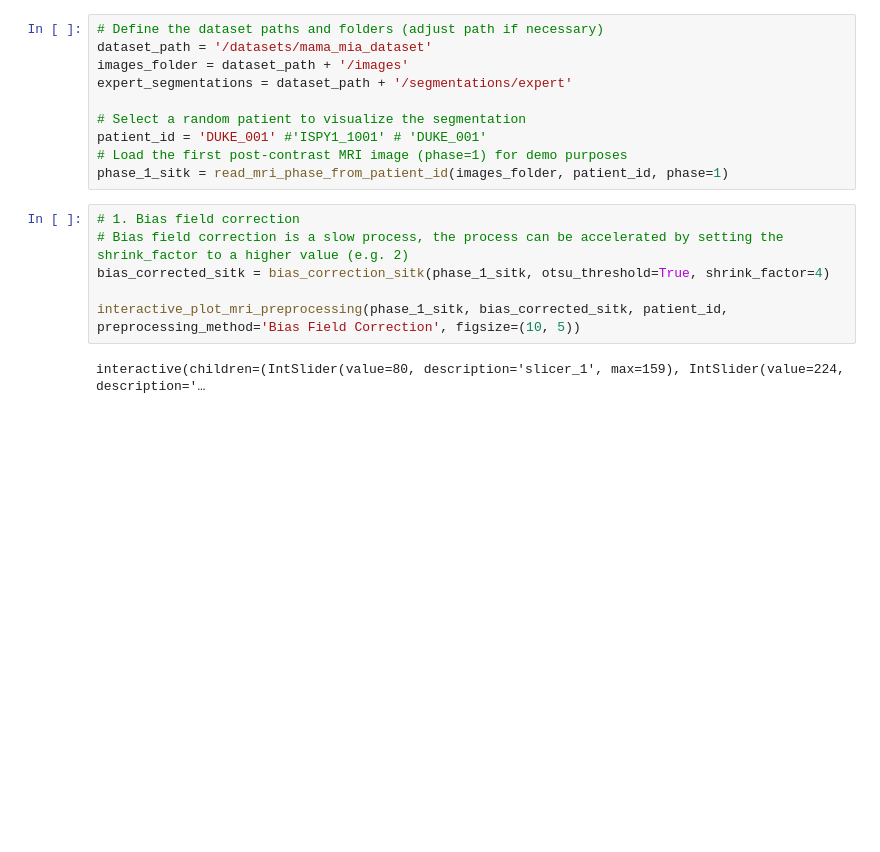
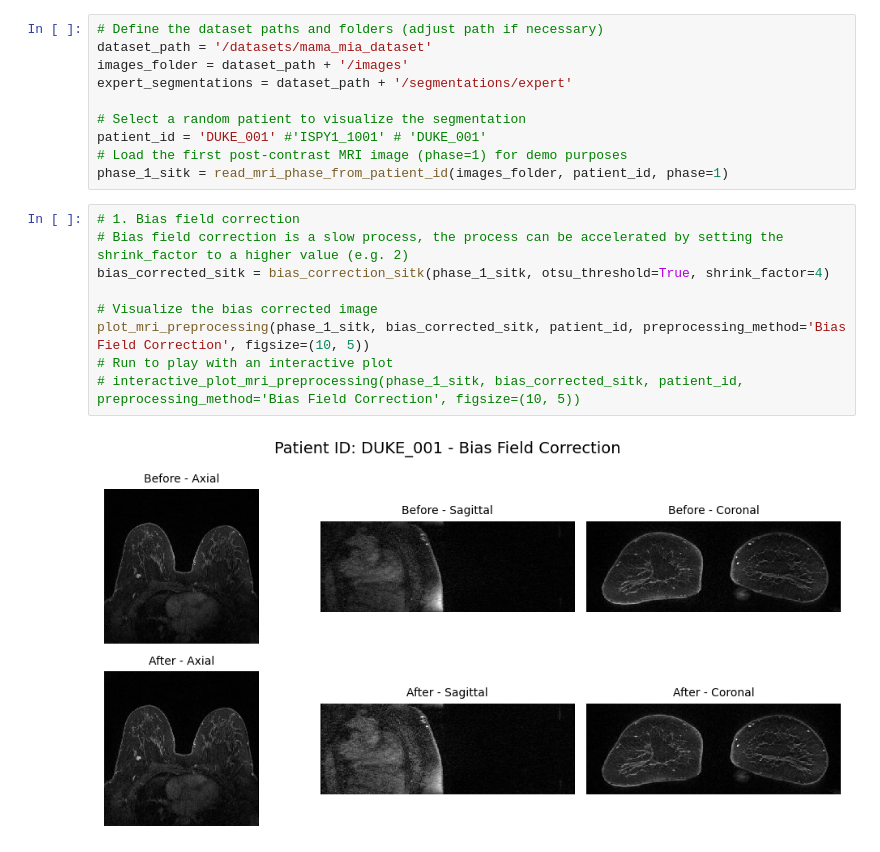
Before and after one commit to LidiaGarrucho/MAMA-MIA, a Jupyter notebook: notebooks/demo_preprocessing_pipeline.ipynb, the cells around one changed output. Saved outputs shown, nothing was run; the diff lists cells and outputs as text; blank space fills up the shorter version.

Commit message:
Update the notebooks with static plots

```diff
--- a/notebooks/demo_preprocessing_pipeline.ipynb
+++ b/notebooks/demo_preprocessing_pipeline.ipynb
@@ -47,11 +47,14 @@ phase_1_sitk = read_mri_phase_from_patient_id(images_folder, patient_id, phase=1
 # %%
 # 1. Bias field correction
 # Bias field correction is a slow process, the process can be accelerated by setting the shrink_factor to a higher value (e.g. 2)
 bias_corrected_sitk = bias_correction_sitk(phase_1_sitk, otsu_threshold=True, shrink_factor=4)
 
-interactive_plot_mri_preprocessing(phase_1_sitk, bias_corrected_sitk, patient_id, preprocessing_method='Bias Field Correction', figsize=(10, 5))
+# Visualize the bias corrected image
+plot_mri_preprocessing(phase_1_sitk, bias_corrected_sitk, patient_id, preprocessing_method='Bias Field Correction', figsize=(10, 5))
+# Run to play with an interactive plot
+# interactive_plot_mri_preprocessing(phase_1_sitk, bias_corrected_sitk, patient_id, preprocessing_method='Bias Field Correction', figsize=(10, 5))
 # %% [output]
-interactive(children=(IntSlider(value=80, description='slicer_1', max=159), IntSlider(value=224, description='…
+[figure, added]
 # %%
 # 2. NLMeans Denoising
 denoised_sitk = nlmeans_denoise_sitk(bias_corrected_sitk, patch_size=5, patch_distance=6, h=0.8)
```
Also changed, not shown: parts of 7 cells of this notebook, 2 other files.
